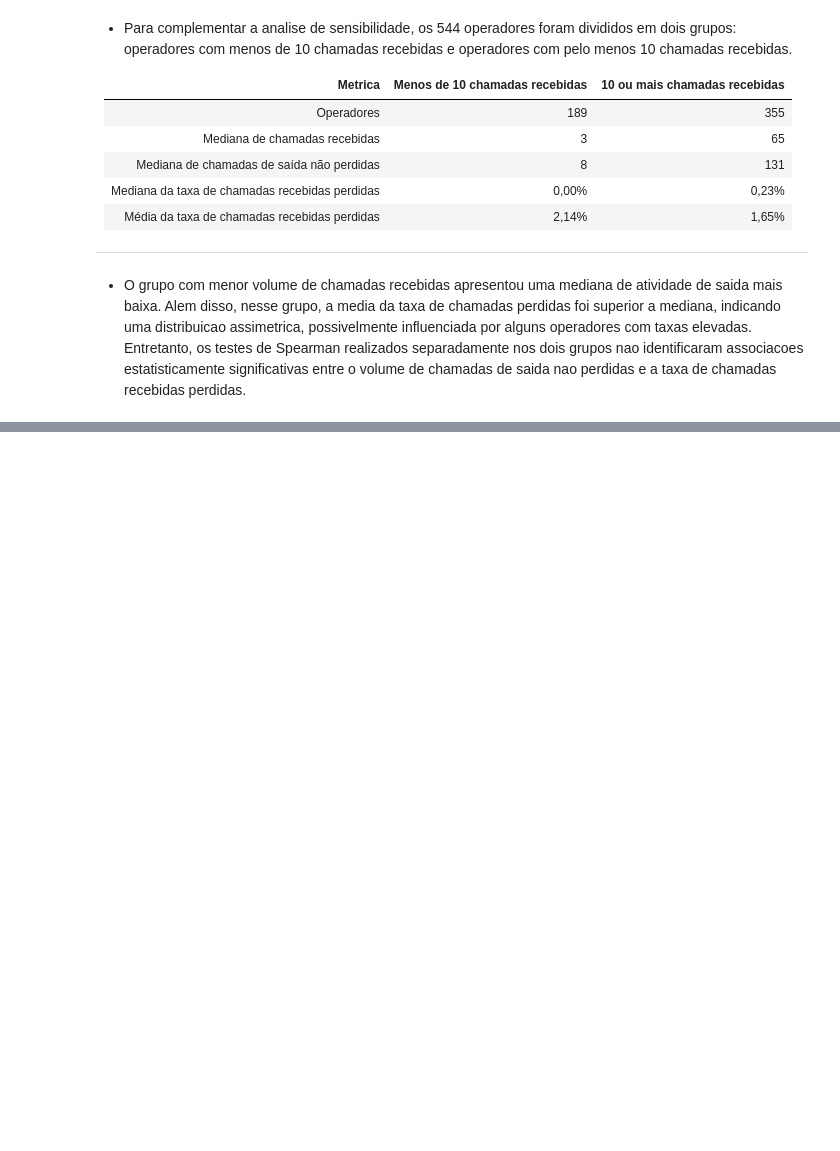
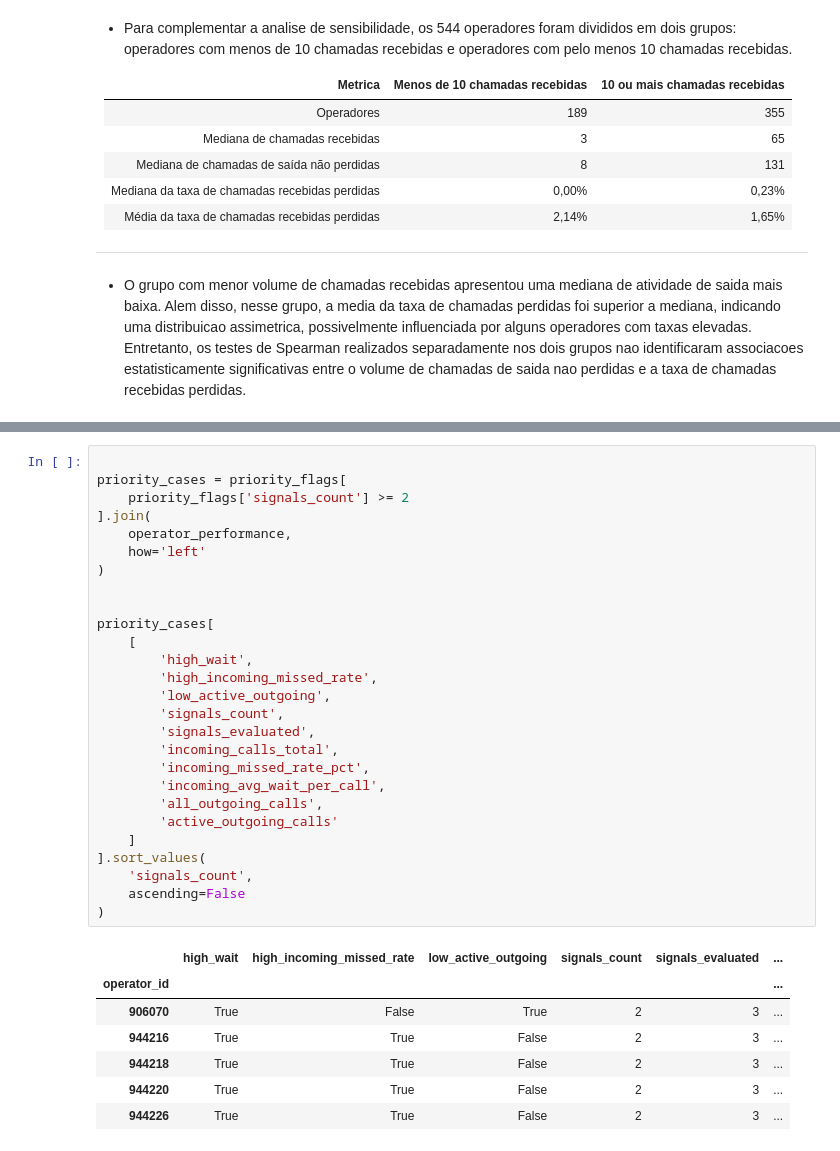
Before and after one commit to thaisCrtn/telecom_CallMeMaybe_analysis, a Jupyter notebook: notebooks/notebook.ipynb, the cells around one changed output, grey strips where cells are left out. Saved outputs shown, nothing was run; the diff lists cells and outputs as text; blank space fills up the shorter version.

```diff
--- a/notebooks/notebook.ipynb
+++ b/notebooks/notebook.ipynb
@@ -2701,0 +2952,35 @@ statistical_results
+# %%
+
+priority_cases = priority_flags[
+    priority_flags['signals_count'] >= 2
+].join(
+    operator_performance,
+    how='left'
+)
+
+
+priority_cases[
+    [
+        'high_wait',
+        'high_incoming_missed_rate',
+        'low_active_outgoing',
+        'signals_count',
+        'signals_evaluated',
+        'incoming_calls_total',
+        'incoming_missed_rate_pct',
+        'incoming_avg_wait_per_call',
+        'all_outgoing_calls',
+        'active_outgoing_calls'
+    ]
+].sort_values(
+    'signals_count',
+    ascending=False
+)
+# %% [output]
+|  | high_wait | high_incoming_missed_rate | low_active_outgoing | signals_count | signals_evaluated | ... |
+| operator_id |  |  |  |  |  | ... |
+| 906070 | True | False | True | 2 | 3 | ... |
+| 944216 | True | True | False | 2 | 3 | ... |
+| 944218 | True | True | False | 2 | 3 | ... |
+| 944220 | True | True | False | 2 | 3 | ... |
+| 944226 | True | True | False | 2 | 3 | ... |
```
Also changed, not shown: parts of 17 cells of this notebook, 3 other files.
